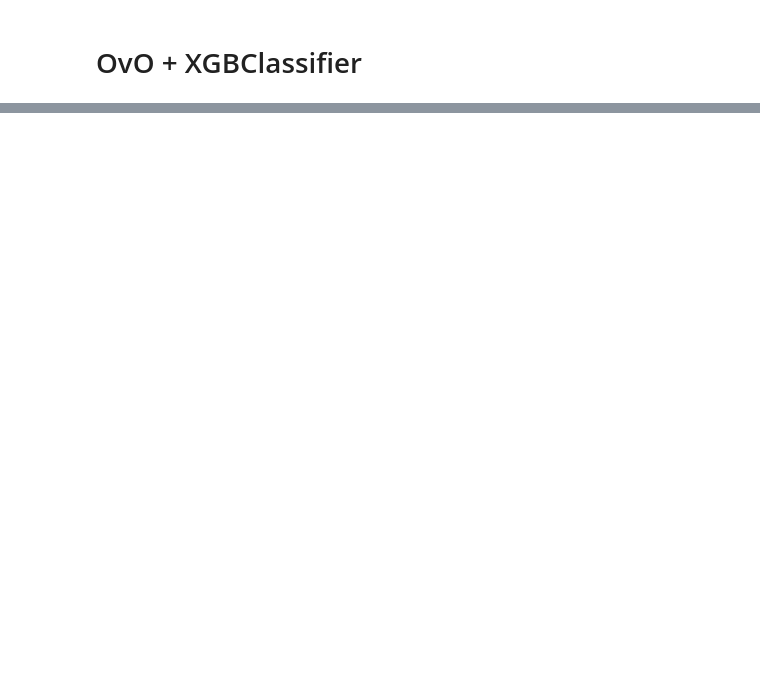
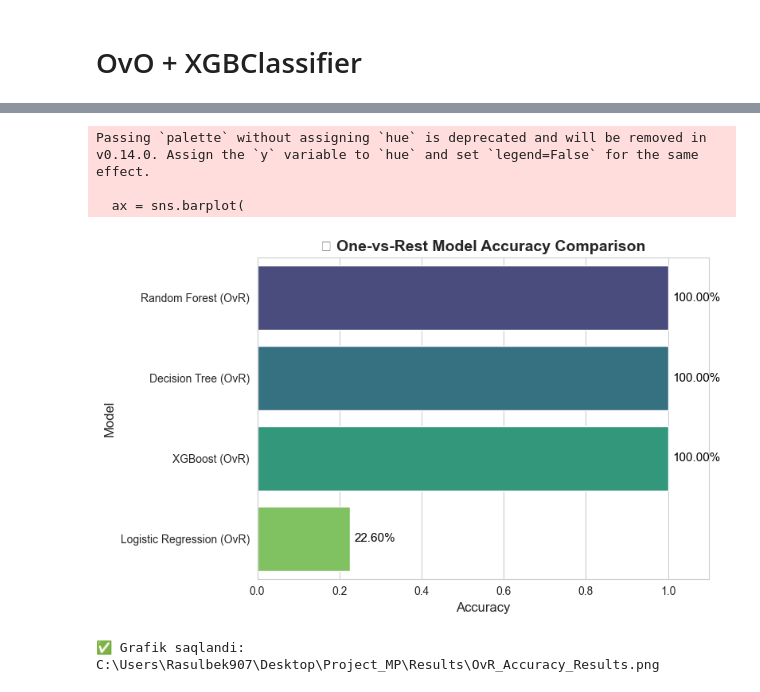
Before and after one commit to rasulbekdeveloper907/You_Tube_Views_Prediction, a Jupyter notebook: Notebooks/ovo_ovr.ipynb, the cells around one changed output, grey strips where cells are left out. Cells and saved outputs as stored; diff of their text form; code cells hidden in the pictures; blank space fills up the shorter version.

```diff
--- a/Notebooks/ovo_ovr.ipynb
+++ b/Notebooks/ovo_ovr.ipynb
@@ -401,3 +572,61 @@ plt.show()
+# %%
+import matplotlib.pyplot as plt
+import seaborn as sns
+import pandas as pd
+import os
+
+# 📊 Natijalar jadvali
+results_df = pd.DataFrame({
+    "Model": [
+        "Random Forest (OvR)",
+        "Decision Tree (OvR)",
+        "Logistic Regression (OvR)",
+        "XGBoost (OvR)"
+    ],
+    "Accuracy": [1.0, 1.0, 0.226015, 1.0]
+})
+
+# 🔹 Tartiblash (eng yuqori accuracy bo‘yicha)
+results_df = results_df.sort_values(by="Accuracy", ascending=False)
+
+# 🎨 Grafik sozlamalari
+plt.figure(figsize=(8, 5))
+sns.set_style("whitegrid")
+
+ax = sns.barplot(
+    x="Accuracy",
+    y="Model",
+    data=results_df,
+    palette="viridis"
+)
+
+# 🔹 Har bir ustun ustiga foiz yozish
+for i, (acc, model) in enumerate(zip(results_df["Accuracy"], results_df["Model"])):
+    plt.text(acc + 0.01, i, f"{acc:.2%}", va="center", fontsize=11, color="black")
+
+# 🔹 Dizayn
+plt.title("📊 One-vs-Rest Model Accuracy Comparison", fontsize=14, weight='bold')
+plt.xlabel("Accuracy", fontsize=12)
+plt.ylabel("Model", fontsize=12)
+plt.xlim(0, 1.1)
+plt.tight_layout()
+
+# 🔹 PNG fayl sifatida saqlash
+save_path = r"C:\Users\Rasulbek907\Desktop\Project_MP\Results\OvR_Accuracy_Results.png"
+
+# Agar papka mavjud bo‘lmasa, yaratadi
+os.makedirs(os.path.dirname(save_path), exist_ok=True)
+
+plt.savefig(save_path, dpi=300, bbox_inches='tight')
+plt.show()
+
+print(f"✅ Grafik saqlandi: {save_path}")
+# %% [output]
+Passing `palette` without assigning `hue` is deprecated and will be removed in v0.14.0. Assign the `y` variable to `hue` and set `legend=False` for the same effect.
+
+  ax = sns.barplot(
+[figure, added]
+✅ Grafik saqlandi: C:\Users\Rasulbek907\Desktop\Project_MP\Results\OvR_Accuracy_Results.png
 # %%
 import pandas as pd
 import matplotlib.pyplot as plt
```
Also changed, not shown: parts of 10 cells of this notebook, 2 other files.
